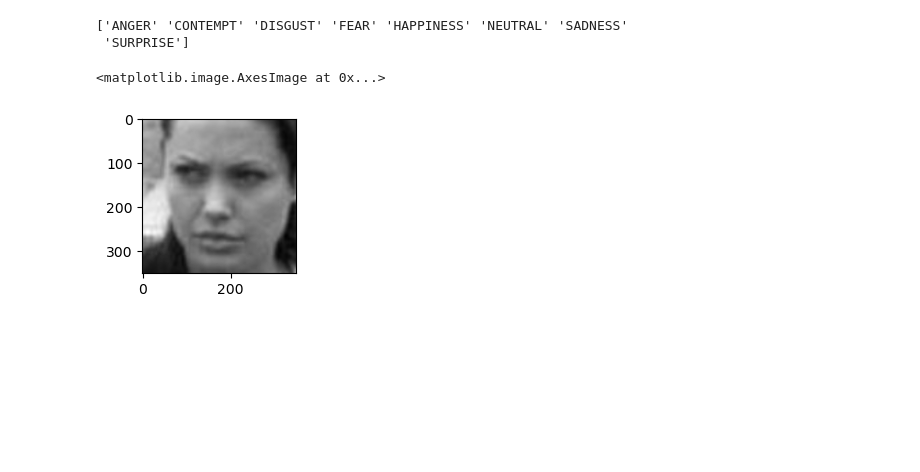
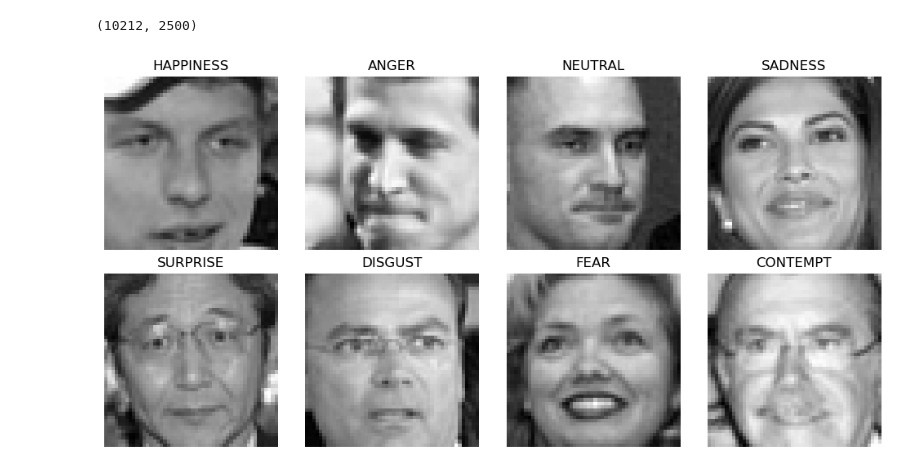
Before and after one commit to mukundprnair/cs178_project, a Jupyter notebook: cs178_project.ipynb, the cells around one changed output. Saved outputs shown, nothing was run; the diff lists cells and outputs as text; code cells hidden in the pictures; blank space fills up the shorter version.

```diff
--- a/cs178_project.ipynb
+++ b/cs178_project.ipynb
@@ -1,18 +1,10 @@
 # %%
 from data_import import *
+import matplotlib.pyplot as plt
 
 # LOAD THE DATA AND SPLIT UP THINGS
+X_tr, Y_tr, X_val, Y_val, classes, filepaths = read_csv_as_numpy()
 
-X_tr, Y_tr, X_val, Y_val, classes = read_csv_as_numpy()
+print(X_tr.shape)
+# %% [output]
+(10212, 2500)
-# %%
-# Data analysis
-
-import matplotlib.pyplot as plt
-print(classes)
-plt.figure(figsize=(2,2))
-plt.imshow( X_tr[0,:].reshape(350,350) , cmap='gray')
-# %% [output]
-['ANGER' 'CONTEMPT' 'DISGUST' 'FEAR' 'HAPPINESS' 'NEUTRAL' 'SADNESS'
- 'SURPRISE']
-<matplotlib.image.AxesImage at 0x...>
-[figure, removed]
@@ -22,0 +11,36 @@ plt.imshow( X_tr[0,:].reshape(350,350) , cmap='gray')
+# %%
+# Dictionary to store one sample per class
+unique_samples = {}
+
+# Collect one sample per class
+for i in range(len(Y_tr)):
+    label = classes[Y_tr[i]]  # Get the class name
+    if label not in unique_samples:
+        unique_samples[label] = (X_tr[i], filepaths[i])
+        if len(unique_samples) == 8:  # Stop when we have 8 samples
+            break
+
+# Number of rows and columns
+rows, cols = 2, 4
+
+# Create a grid of subplots
+fig, axes = plt.subplots(rows, cols, figsize=(cols * 2.5, rows * 2.5))
+
+# Flatten the axes array for easy iteration
+axes = axes.flatten()
+
+# Display each image
+for ax, (label, (image, filepath)) in zip(axes, unique_samples.items()):
+    ax.imshow(image.reshape(50, 50), cmap='gray')
+    ax.set_title(label)
+    ax.axis('off')  # Hide axes for clarity
+
+# Hide any unused subplots
+for ax in axes[len(unique_samples):]:
+    ax.axis('off')
+
+# Adjust layout
+plt.tight_layout()
+plt.show()
+# %% [output]
+[figure, added]
```
Also changed, not shown: parts of 3 cells of this notebook, 1 other file.
